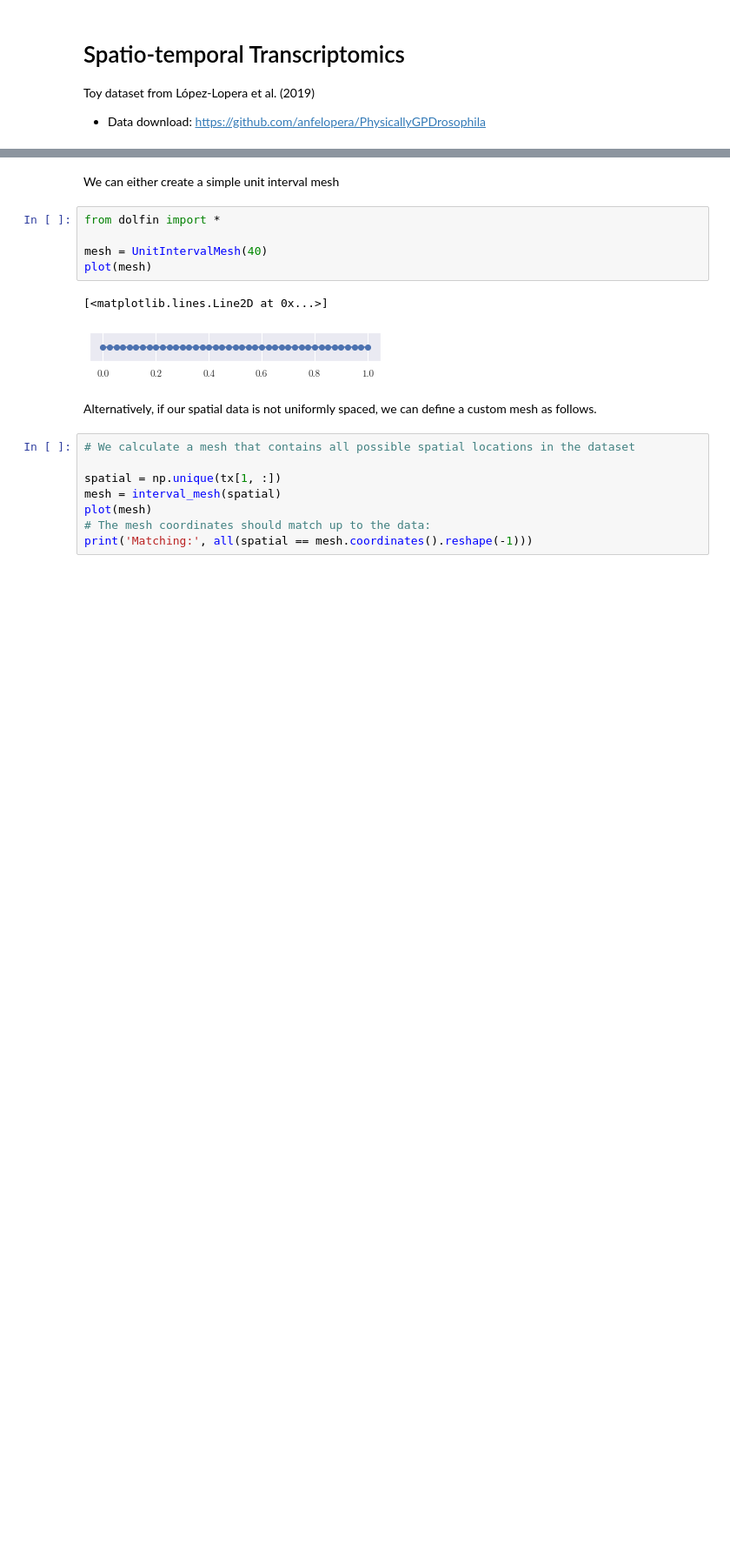
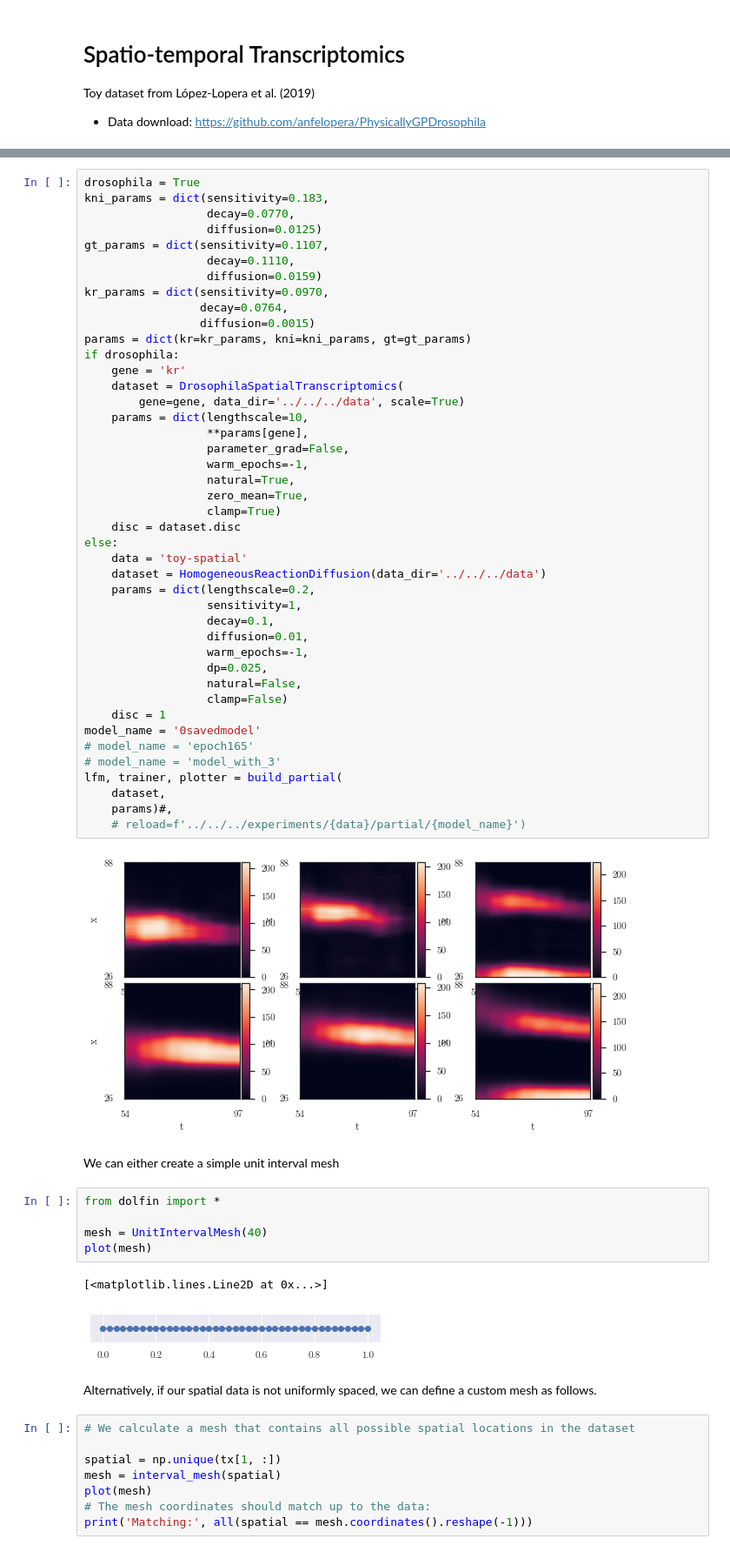
Before and after one commit to mossjacob/alfi, a Jupyter notebook: docs/notebooks/pde/pde.ipynb, the cells around one changed output, grey strips where cells are left out. Shown: that part at 87% size. Saved outputs shown, nothing was run; the diff lists cells and outputs as text; blank space fills up the shorter version.

```diff
--- a/docs/notebooks/pde/pde.ipynb
+++ b/docs/notebooks/pde/pde.ipynb
@@ -66,3 +33,48 @@ if drosophila: plot_spatiotemporal_data(images, extent, nrows=2, ncols=3)
+# %%
+drosophila = True
+kni_params = dict(sensitivity=0.183,
+                  decay=0.0770,
+                  diffusion=0.0125)
+gt_params = dict(sensitivity=0.1107,
+                  decay=0.1110,
+                  diffusion=0.0159)
+kr_params = dict(sensitivity=0.0970,
+                 decay=0.0764,
+                 diffusion=0.0015)
+params = dict(kr=kr_params, kni=kni_params, gt=gt_params)
+if drosophila:
+    gene = 'kr'
+    dataset = DrosophilaSpatialTranscriptomics(
+        gene=gene, data_dir='../../../data', scale=True)
+    params = dict(lengthscale=10,
+                  **params[gene],
+                  parameter_grad=False,
+                  warm_epochs=-1,
+                  natural=True,
+                  zero_mean=True,
+                  clamp=True)
+    disc = dataset.disc
+else:
+    data = 'toy-spatial'
+    dataset = HomogeneousReactionDiffusion(data_dir='../../../data')
+    params = dict(lengthscale=0.2,
+                  sensitivity=1,
+                  decay=0.1,
+                  diffusion=0.01,
+                  warm_epochs=-1,
+                  dp=0.025,
+                  natural=False,
+                  clamp=False)
+    disc = 1
+model_name = '0savedmodel'
+# model_name = 'epoch165'
+# model_name = 'model_with_3'
+lfm, trainer, plotter = build_partial(
+    dataset,
+    params)#,
+    # reload=f'../../../experiments/{data}/partial/{model_name}')
+# %% [output]
+[figure, added]
 # %% [markdown]
 We can either create a simple unit interval mesh
 # %%
```
Also changed, not shown: parts of 6 cells of this notebook, 8 other files.
